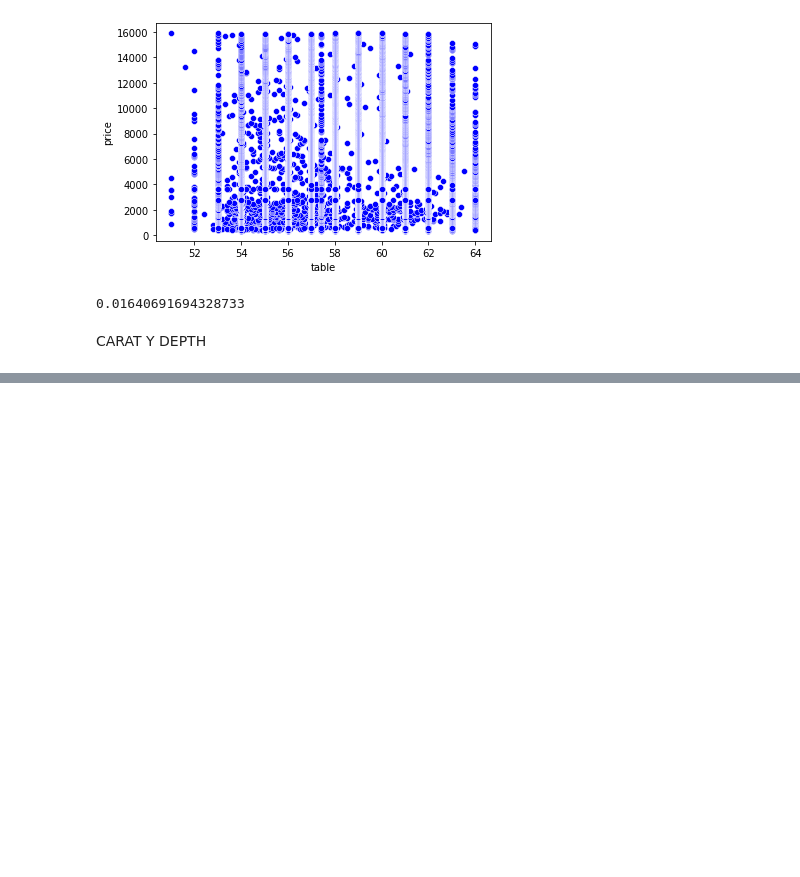
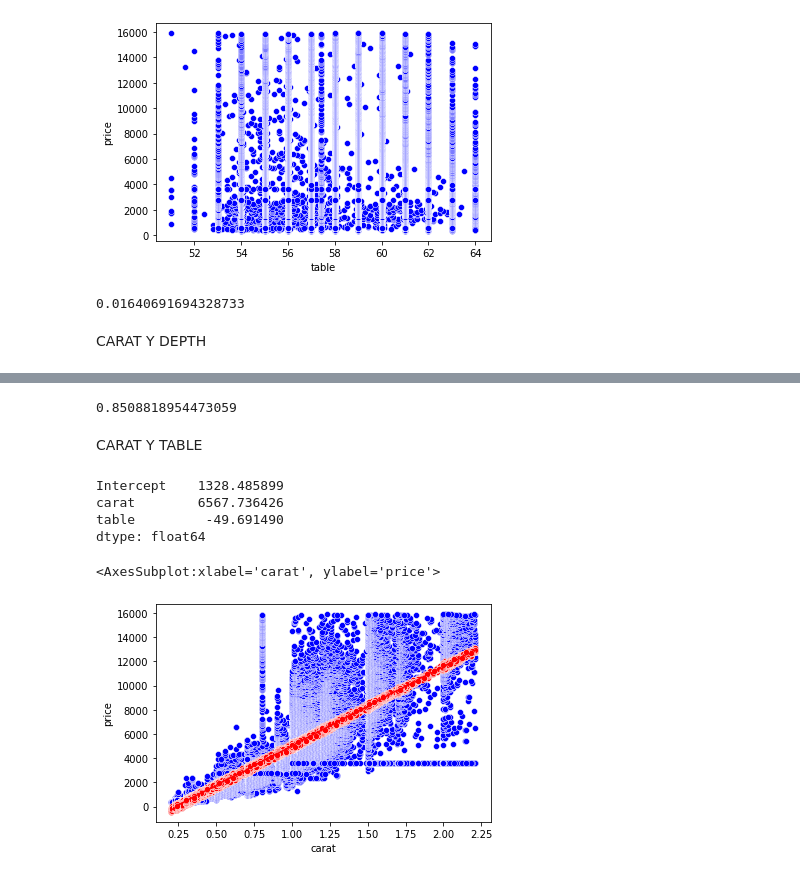
Before and after one commit to ElizabethCobos/Actividad1_gestion, a Jupyter notebook: TAREA 1.ipynb, the cells around one changed output, grey strips where cells are left out. Cells and saved outputs as stored; diff of their text form; code cells hidden in the pictures; blank space fills up the shorter version.

Commit message:
Avance modelos

```diff
--- a/TAREA 1.ipynb
+++ b/TAREA 1.ipynb
@@ -410,0 +403,32 @@ sns.lineplot(x='depth', y='Predicciones', color="red", data=df4)
+# %%
+#Calculamos el coeficiente de correlación R
+correlacion_caratydepth= np.sqrt(0.724)
+print (correlacion_caratydepth)
+# %% [output]
+0.8508818954473059
+# %% [markdown]
+CARAT Y TABLE
+# %%
+#Definimos la función del modelo de predicción
+
+model_caratable=smf.ols(formula="price~carat+table", data=df4).fit()
+print(model_caratable.params)
+# %% [output]
+Intercept    1328.485899
+carat        6567.736426
+table         -49.691490
+dtype: float64
+# %%
+#Agregamos la columna de predicción al dataframe
+Form= 1328.485899+ 6567.736426*df4['carat'] -49.691490*df4['table']
+df4.insert(loc=0, column='Predicciones_caratable', value=Form)
+#print (df4)
+# %%
+#Visualizamos la gráfica comparativa entre el total real y el total predecido
+
+sns.scatterplot(x='carat', y='price', color="blue", data=df4)
+sns.scatterplot(x='carat', y='Predicciones_caratable', color="red", data=df4)
+sns.lineplot(x='carat', y='Predicciones_caratable', color="red", data=df4)
+# %% [output]
+<AxesSubplot:xlabel='carat', ylabel='price'>
+[figure, added]
```
Also changed, not shown: parts of 22 cells of this notebook.
